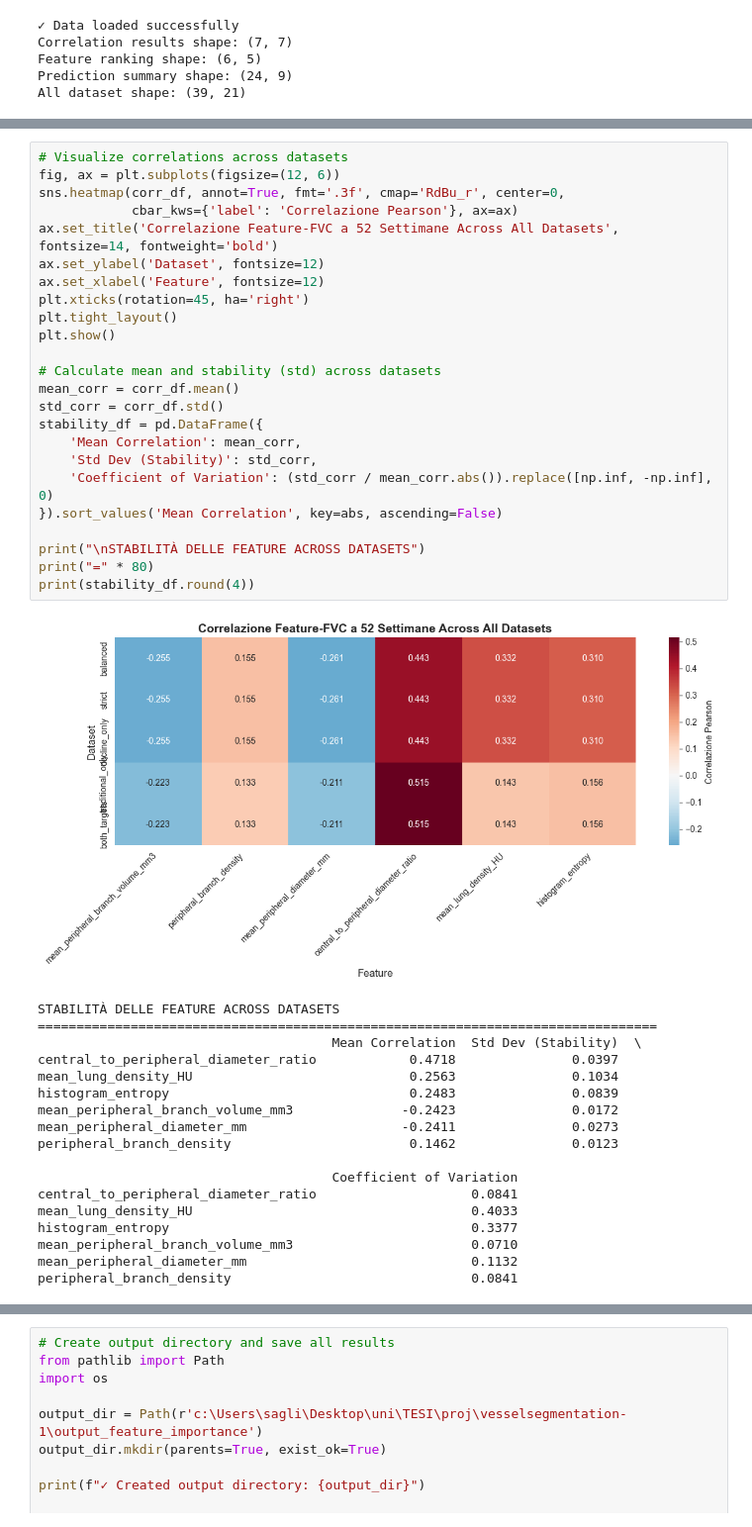
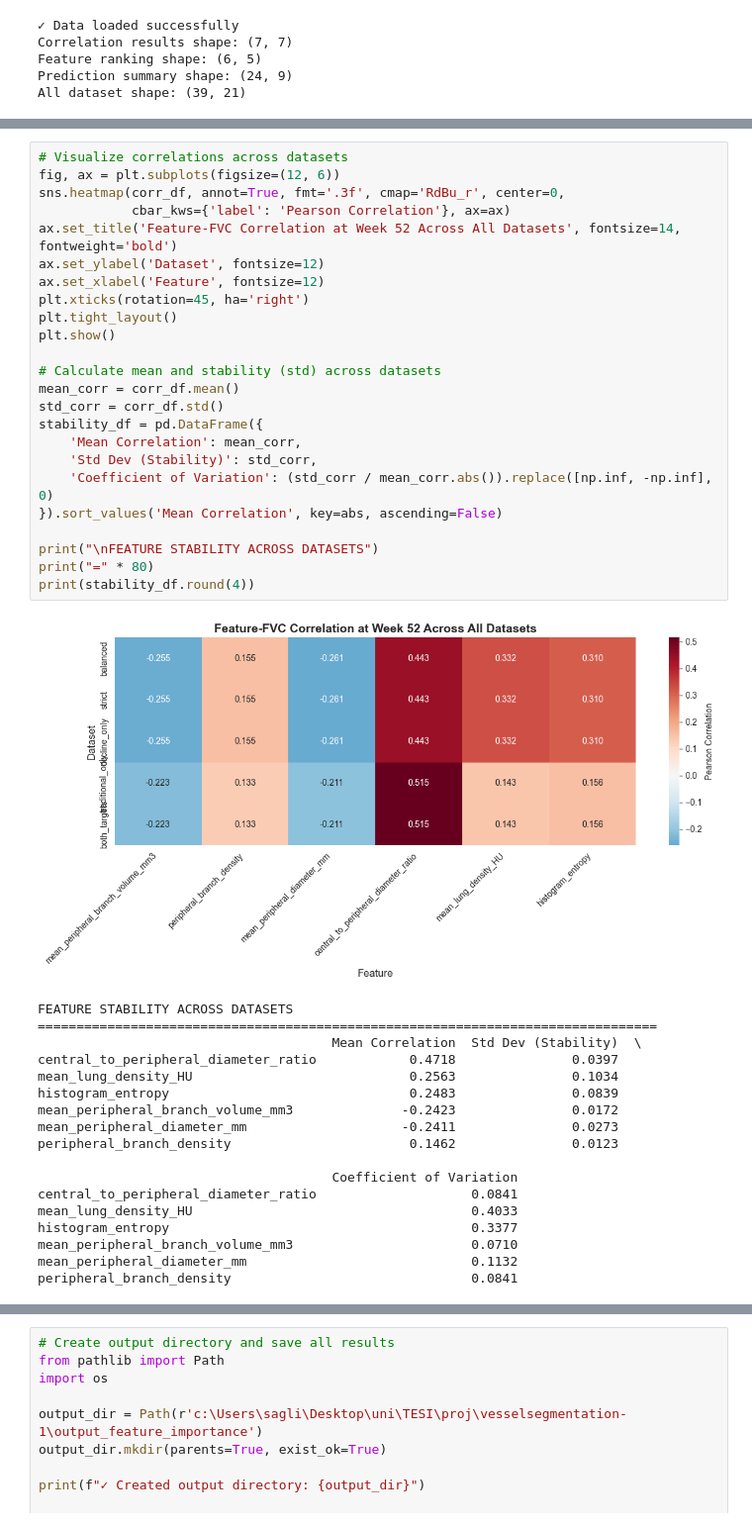
Before and after one commit to francescasaglimbeni/airway_analysis, a Jupyter notebook: feature_importance_analysis.ipynb, the cells around one changed output, grey strips where cells are left out. Shown at 99% size. Drawn from its saved outputs; the diff is of its cells as text.

```diff
--- a/feature_importance_analysis.ipynb
+++ b/feature_importance_analysis.ipynb
@@ -177,30 +237,30 @@ both_targets                 0.1565
 # %%
 # Visualize correlations across datasets
 fig, ax = plt.subplots(figsize=(12, 6))
 sns.heatmap(corr_df, annot=True, fmt='.3f', cmap='RdBu_r', center=0,
-            cbar_kws={'label': 'Correlazione Pearson'}, ax=ax)
-ax.set_title('Correlazione Feature-FVC a 52 Settimane Across All Datasets', fontsize=14, fontweight='bold')
+            cbar_kws={'label': 'Pearson Correlation'}, ax=ax)
+ax.set_title('Feature-FVC Correlation at Week 52 Across All Datasets', fontsize=14, fontweight='bold')
 ax.set_ylabel('Dataset', fontsize=12)
 ax.set_xlabel('Feature', fontsize=12)
 plt.xticks(rotation=45, ha='right')
 plt.tight_layout()
 plt.show()
 
 # Calculate mean and stability (std) across datasets
 mean_corr = corr_df.mean()
 std_corr = corr_df.std()
 stability_df = pd.DataFrame({
     'Mean Correlation': mean_corr,
     'Std Dev (Stability)': std_corr,
     'Coefficient of Variation': (std_corr / mean_corr.abs()).replace([np.inf, -np.inf], 0)
 }).sort_values('Mean Correlation', key=abs, ascending=False)
 
-print("\nSTABILITÀ DELLE FEATURE ACROSS DATASETS")
+print("\nFEATURE STABILITY ACROSS DATASETS")
 print("=" * 80)
 print(stability_df.round(4))
 # %% [output]
-[figure, old version]
+[figure, new version]
-STABILITÀ DELLE FEATURE ACROSS DATASETS
+FEATURE STABILITY ACROSS DATASETS
 ================================================================================
                                       Mean Correlation  Std Dev (Stability)  \
 central_to_peripheral_diameter_ratio            0.4718               0.0397
```
Also changed, not shown: parts of 9 cells of this notebook, 8 other files.
